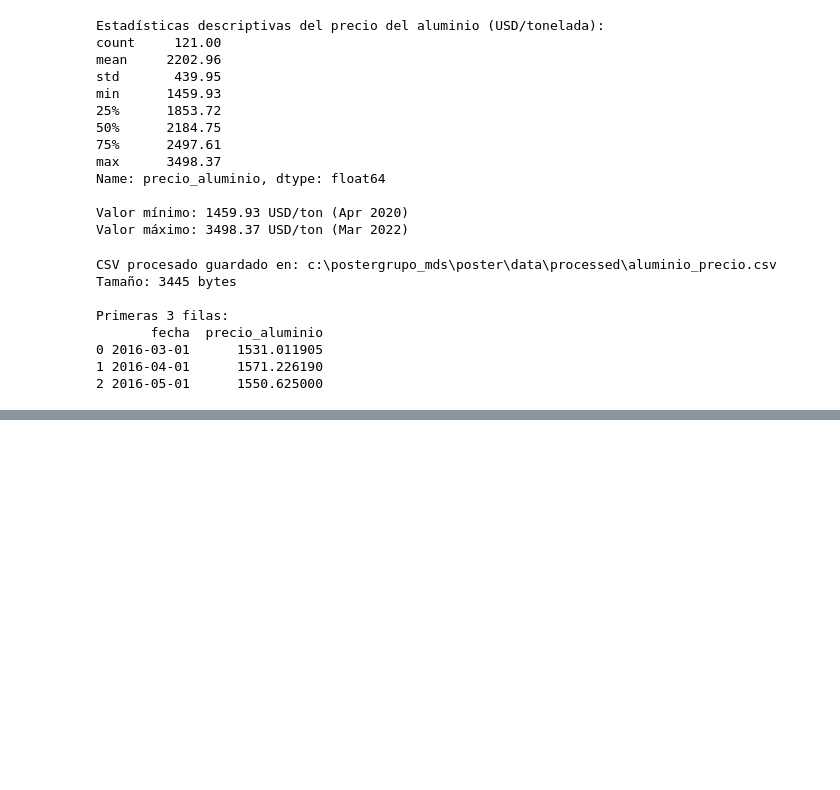
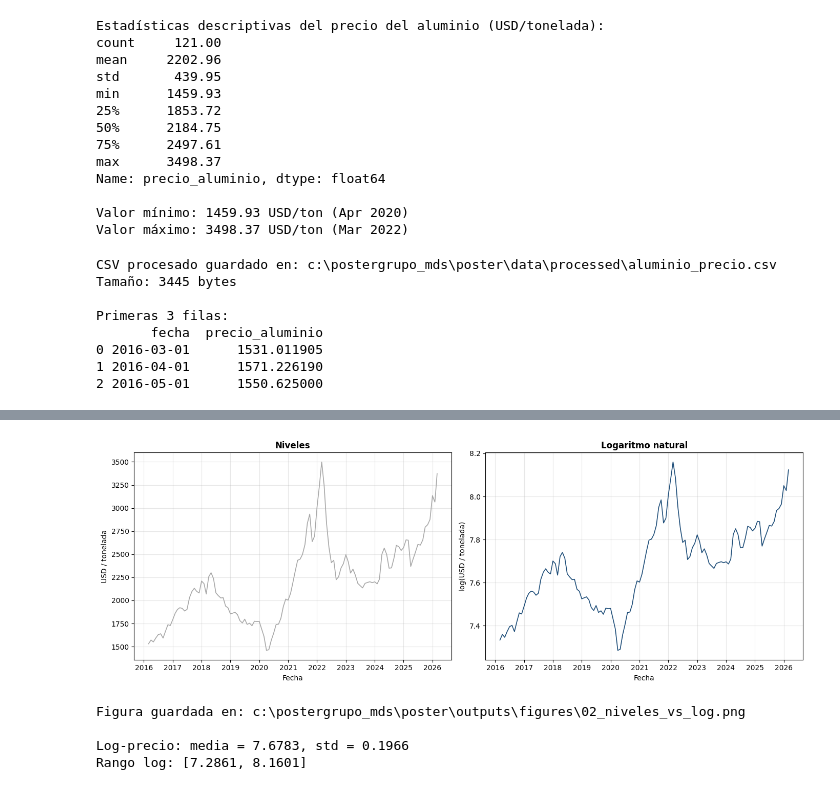
Before and after one commit to dilantovar/poster, a Jupyter notebook: notebooks/01_box_jenkins_aluminium.ipynb, the cells around one changed output, grey strips where cells are left out. Cells and saved outputs as stored; diff of their text form; code cells hidden in the pictures; blank space fills up the shorter version.

```diff
--- a/notebooks/01_box_jenkins_aluminium.ipynb
+++ b/notebooks/01_box_jenkins_aluminium.ipynb
@@ -231,0 +316,34 @@ Primeras 3 filas:
+# %%
+# %% Transformación logarítmica =========================
+
+aluminio_log = np.log(aluminio_serie)
+
+fig, axes = plt.subplots(1, 2, figsize=(14, 5))
+
+axes[0].plot(aluminio_serie.index, aluminio_serie.values, color="#a8a8a8", linewidth=1.2)
+axes[0].set_title("Niveles", fontsize=12, fontweight="bold")
+axes[0].set_xlabel("Fecha")
+axes[0].set_ylabel("USD / tonelada")
+axes[0].grid(True, alpha=0.3)
+
+axes[1].plot(aluminio_log.index, aluminio_log.values, color="#1f4e79", linewidth=1.2)
+axes[1].set_title("Logaritmo natural", fontsize=12, fontweight="bold")
+axes[1].set_xlabel("Fecha")
+axes[1].set_ylabel("log(USD / tonelada)")
+axes[1].grid(True, alpha=0.3)
+
+plt.tight_layout()
+
+ruta_fig = FIGURES / "02_niveles_vs_log.png"
+plt.savefig(ruta_fig)
+plt.show()
+
+print(f"Figura guardada en: {ruta_fig}")
+print(f"\nLog-precio: media = {aluminio_log.mean():.4f}, std = {aluminio_log.std():.4f}")
+print(f"Rango log: [{aluminio_log.min():.4f}, {aluminio_log.max():.4f}]")
+# %% [output]
+[figure, added]
+Figura guardada en: c:\postergrupo_mds\poster\outputs\figures\02_niveles_vs_log.png
+
+Log-precio: media = 7.6783, std = 0.1966
+Rango log: [7.2861, 8.1601]
```
Also changed, not shown: parts of 30 cells of this notebook.
